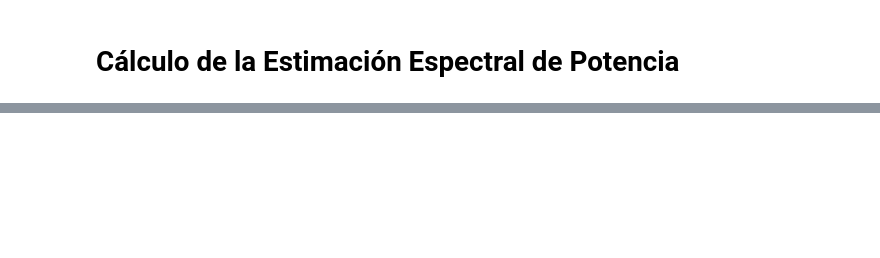
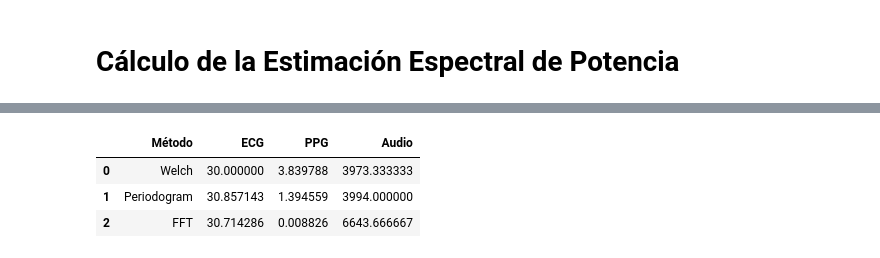
Before and after one commit to federico-b-ee/PDS-2024, a Jupyter notebook: TS7/notebook.ipynb, the cells around one changed output, grey strips where cells are left out. Saved outputs shown, nothing was run; the diff lists cells and outputs as text; code cells hidden in the pictures; blank space fills up the shorter version.

```diff
--- a/TS7/notebook.ipynb
+++ b/TS7/notebook.ipynb
@@ -147,0 +279,89 @@ plt.show()
+# %%
+# Calcular Bandwidth / Ancho de banda.
+class BandWith:
+    def __init__(self, lower: float, upper: float):
+        self.lower = lower
+        self.upper = upper
+        self.bandwidth = upper - lower
+
+    def __str__(self):
+        return (
+            f"Ancho de Banda: {self.bandwidth:.2f} Hz\n"
+            f"Límite Inferior: {self.lower:.2f} Hz\n"
+            f"Límite Superior: {self.upper:.2f} Hz"
+        )
+
+
+def calculate_bandwidth(
+    f: np.ndarray, Pxx: np.ndarray, percentage: float = 0.99
+) -> BandWith:
+    # Verifico si las entradas son válidas
+    if len(f) == 0 or len(Pxx) == 0:
+        raise ValueError("Las matrices de entrada no deben estar vacías.")
+
+    if len(f) != len(Pxx):
+        raise ValueError(
+            "Las matrices de entrada 'f' y 'Pxx' deben tener la misma longitud."
+        )
+
+    # Calcular la potencia total
+    total_power = np.sum(Pxx)
+
+    # Calcular la distribución acumulativa
+    cumulative_power = np.cumsum(Pxx)
+
+    # Determinar la potencia umbral
+    threshold_power = percentage * total_power
+
+    # Encontrar los índices donde la potencia acumulativa supera el umbral
+    lower_indices = np.where(cumulative_power >= (1 - percentage) * total_power)[0]
+    upper_indices = np.where(cumulative_power >= threshold_power)[0]
+
+    # Si no se encuentran índices, lanzar un error
+    if lower_indices.size == 0 or upper_indices.size == 0:
+        raise ValueError("No se encontró ancho de banda en el porcentaje especificado.")
+
+    # Obtener los límites de frecuencia del ancho de banda
+    bandwidth_lower = f[lower_indices[0]]  # Límite inferior
+    bandwidth_upper = f[upper_indices[0]]  # Límite superior
+
+    return BandWith(bandwidth_lower, bandwidth_upper)
+
+
+# Calculo el Ancho de Banda para la señal de ECG
+bandwidth_ecg_welch = calculate_bandwidth(f_ecg_welch, Pxx_ecg_welch)
+bandwidth_ecg_periodogram = calculate_bandwidth(f_ecg_periodogram, Pxx_ecg_periodogram)
+bandwidth_ecg_fft = calculate_bandwidth(f_ecg_fft, fft_ecg)
+
+# Calculo el Ancho de Banda para la señal de PPG
+bandwidth_ppg_welch = calculate_bandwidth(f_ppg_welch, Pxx_ppg_welch)
+bandwidth_ppg_periodogram = calculate_bandwidth(f_ppg_periodogram, Pxx_ppg_periodogram)
+bandwidth_ppg_fft = calculate_bandwidth(f_ppg_fft, fft_ppg)
+
+# Calculo el Ancho de Banda para la señal de Audio
+bandwidth_audio_welch = calculate_bandwidth(f_audio_welch, Pxx_audio_welch)
+bandwidth_audio_periodogram = calculate_bandwidth(
+    f_audio_periodogram, Pxx_audio_periodogram
+)
+bandwidth_audio_fft = calculate_bandwidth(f_audio_fft, fft_audio)
+
+# Se imprime el ancho de banda de cada señal con los tres métodos.
+import pandas as pd
+
+data = {
+    "Método": ["Welch", "Periodogram", "FFT"],
+    "ECG": [bw.bandwidth for bw in [bandwidth_ecg_welch, bandwidth_ecg_periodogram, bandwidth_ecg_fft]],
+    "PPG": [bw.bandwidth for bw in [bandwidth_ppg_welch, bandwidth_ppg_periodogram, bandwidth_ppg_fft]],
+    "Audio": [bw.bandwidth for bw in [bandwidth_audio_welch, bandwidth_audio_periodogram, bandwidth_audio_fft]],
+}
+
+# Crear el DataFrame
+bandwidth_df = pd.DataFrame(data)
+
+# Mostrar la tabla
+bandwidth_df
+# %% [output]
+|  | Método | ECG | PPG | Audio |
+| 0 | Welch | 30.000000 | 3.839788 | 3973.333333 |
+| 1 | Periodogram | 30.857143 | 1.394559 | 3994.000000 |
+| 2 | FFT | 30.714286 | 0.008826 | 6643.666667 |
```
Also changed, not shown: parts of 9 cells of this notebook.
